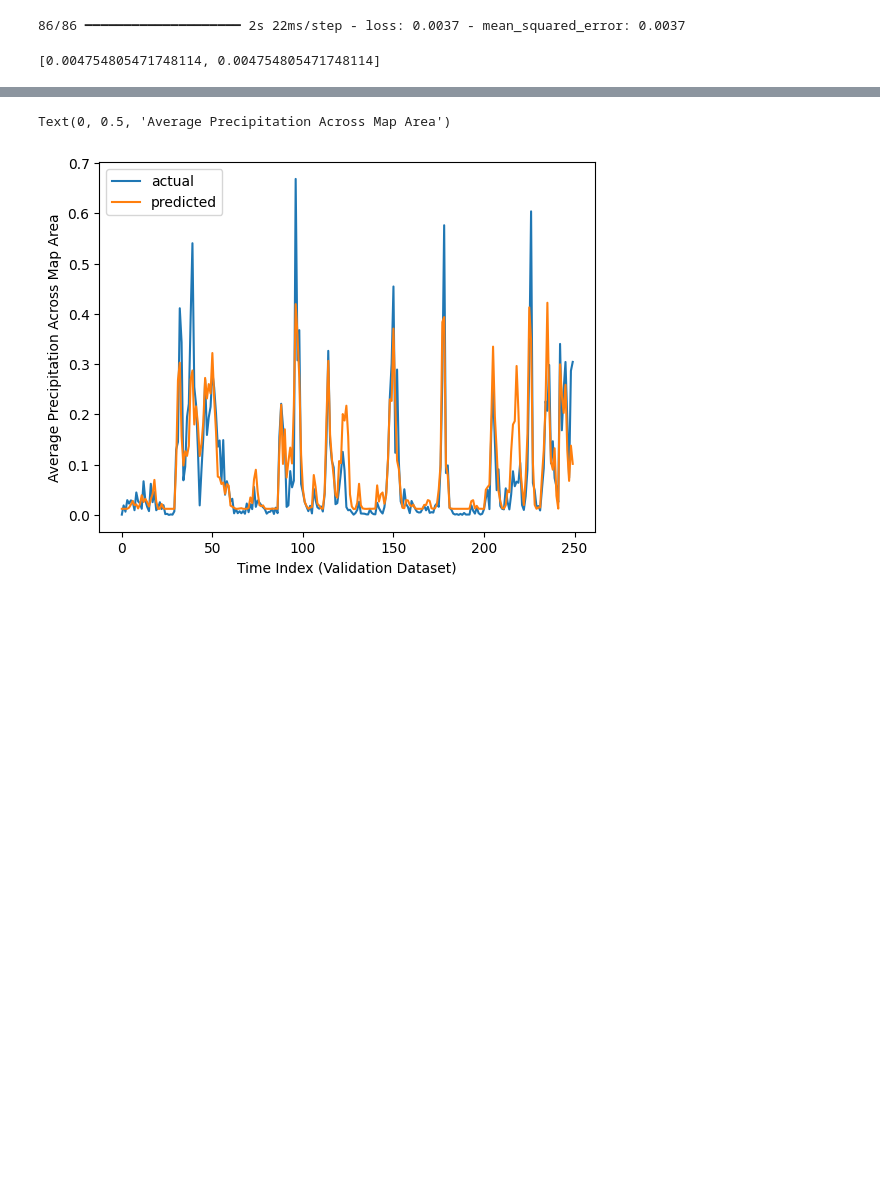
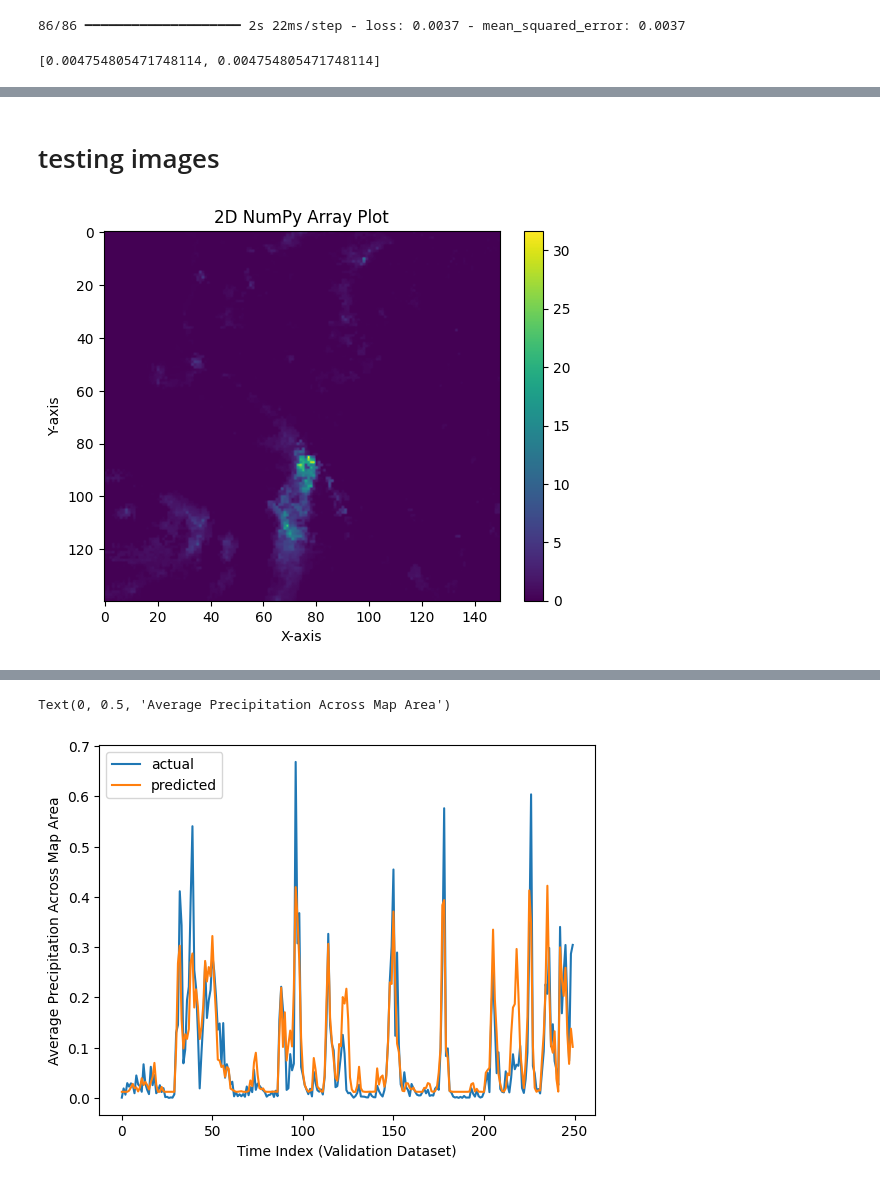
Before and after one commit to nathanschen/JIFRESSEproj5, a Jupyter notebook: code/cnn2.ipynb, the cells around one changed output, grey strips where cells are left out. Saved outputs shown, nothing was run; the diff lists cells and outputs as text; code cells hidden in the pictures; blank space fills up the shorter version.

```diff
--- a/code/cnn2.ipynb
+++ b/code/cnn2.ipynb
@@ -211,5 +192,6 @@ data_min = imerg_values.min()
 data_max = imerg_values.max()
 print(data_min, data_max)
 # Normalize to [0, 1]
-imerg_normal = normalize_to_range(imerg_values, data_min, data_max)
+imerg_normal = normalize_to_range(imerg_values, data_min, 50)
 imerg_normal.shape
+imerg_normal.min(), imerg_normal.max()
@@ -438,10 +414,14 @@ print(subset_test_output[100], testing[100])
+# %% [markdown]
+# testing images
 # %%
-plt.imshow(subset_test_output[2, :, :], cmap='viridis')  # You can choose different colormaps like 'gray', 'hot', etc.
+plt.imshow(subset_test_output[150, :, :], cmap='viridis')  # You can choose different colormaps like 'gray', 'hot', etc.
 plt.colorbar()  # Add a colorbar to show the scale
 plt.title("2D NumPy Array Plot")
 #plt.gca().invert_yaxis()
 #plt.gca().invert_xaxis()
 plt.xlabel("X-axis")
 plt.ylabel("Y-axis")
 plt.show()
+# %% [output]
+[figure, added]
 # %%
```
Also changed, not shown: parts of 22 cells of this notebook.
